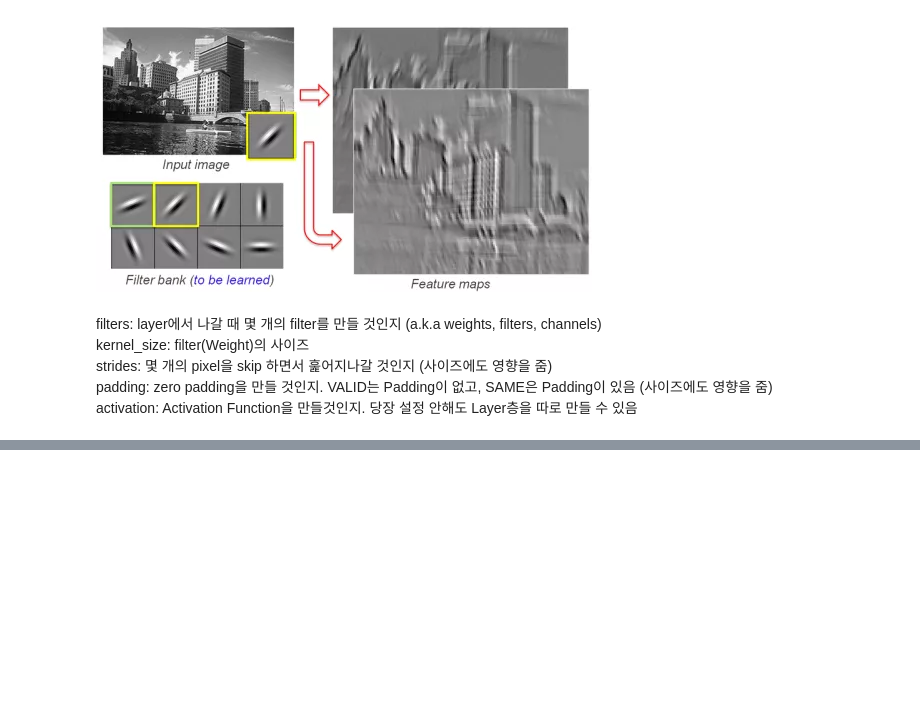
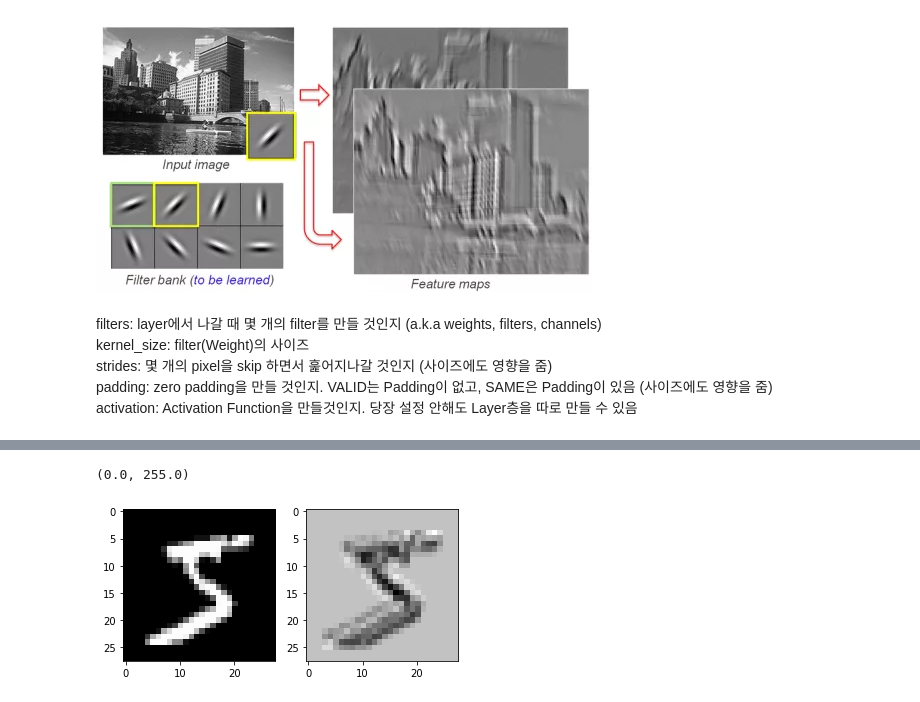
Before and after one commit to Huni0318/Deep-learning, a Jupyter notebook: Tenserflow and Pytorch basic/Tensorflow basic 2.ipynb, the cells around one changed output, grey strips where cells are left out. Drawn from its saved outputs; the diff is of its cells as text; code cells hidden in the pictures; blank space fills up the shorter version.

```diff
--- a/Tenserflow and Pytorch basic/Tensorflow basic 2.ipynb
+++ b/Tenserflow and Pytorch basic/Tensorflow basic 2.ipynb
@@ -52,0 +67,3 @@ activation: Activation Function을 만들것인지. 당장 설정 안해도 Laye
+# %%
+image = tf.cast(image,dtype = tf.float32)
+image.dtype
@@ -52,0 +72,3 @@ activation: Activation Function을 만들것인지. 당장 설정 안해도 Laye
+# %%
+layer = tf.keras.layers.Conv2D(3,3,1,padding='SAME')
+layer
@@ -52,0 +77,2 @@ activation: Activation Function을 만들것인지. 당장 설정 안해도 Laye
+# %%
+output = layer(image)
@@ -52,0 +99,13 @@ activation: Activation Function을 만들것인지. 당장 설정 안해도 Laye
+# %%
+import numpy as np
+np.min(image),np.max(image)
+# %% [output]
+(0.0, 255.0)
+# %%
+plt.subplot(1,2,1)
+plt.imshow(image[0,:,:,0],'gray')
+plt.subplot(1,2,2)
+plt.imshow(output[0,:,:,0],'gray')
+plt.show()
+# %% [output]
+[figure, added]
```
Also changed, not shown: parts of 8 cells of this notebook.
